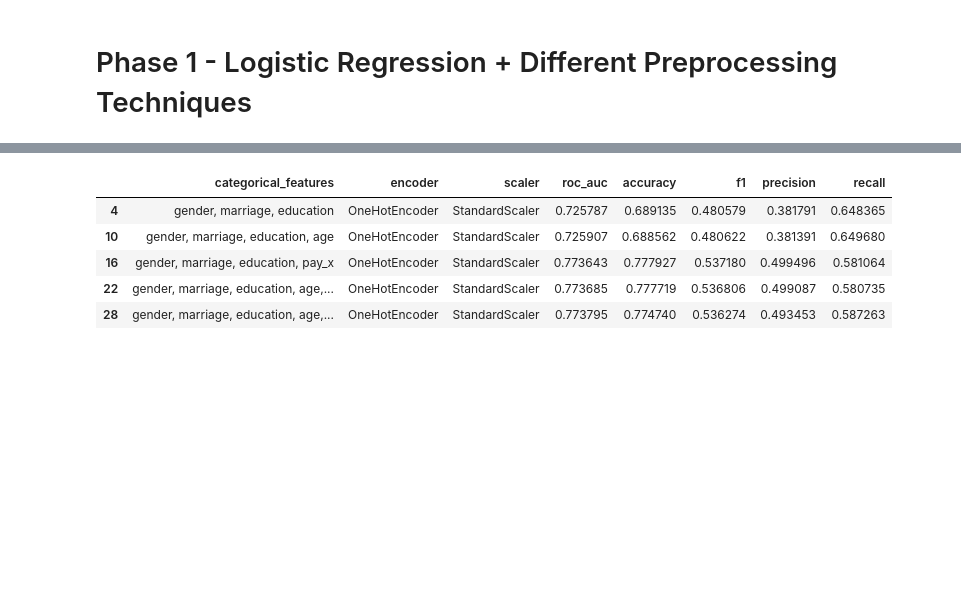
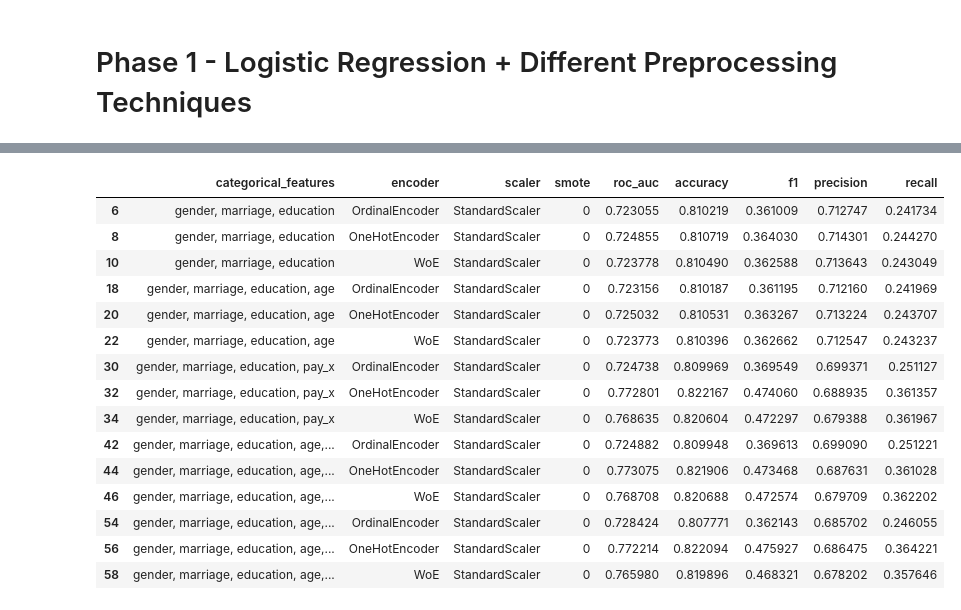
Before and after one commit to niimo753/credit-card-default-prediction-taiwan, a Jupyter notebook: notebooks/phase_1.ipynb, the cells around one changed output, grey strips where cells are left out. Cells and saved outputs as stored; diff of their text form; code cells hidden in the pictures; blank space fills up the shorter version.

Commit message:
update second phase

```diff
--- a/notebooks/phase_1.ipynb
+++ b/notebooks/phase_1.ipynb
@@ -108,7 +108,7 @@ class Preprocessing:
         self.numbins = numeric_into_bins
         self.cate_feas = None
         self.num_feas = None
-        self.balance
+        self.balance = balance
 
     def fit(self, X, y):
         data = X.copy()
@@ -120,7 +120,6 @@ class Preprocessing:
                 if not isinstance(bins, dict):
                     self.numbins[feature] = self.create_bins(data[feature], bins=bins)
                 data[feature] = self.convert_into_bins(data[[feature]], feature, self.numbins[feature])
-            # data = data.drop(self.numeric_into_bins, axis=1)
 
         self.cate_feas = list(data.select_dtypes(include="object").columns)
         self.num_feas = [col for col in data.columns if col not in self.cate_feas]
@@ -133,18 +132,22 @@ class Preprocessing:
                         self.specific_encoders[feature].fit(X=data[feature], y=y)
                     else:
                         self.specific_encoders[feature].fit(data[feature])
+                else:
+                    self.specific_encoders[feature].fit(data[[feature]])
 
         data[self.num_feas] = self.scaler.fit(data[self.num_feas])
 
-        if not isinstance(self.encoder, OneHotEncoder):
-            if isinstance(self.encoder, WoEEncoder):
-                self.encoder.fit(X=data[self.cate_feas], y=y)
-            else:
-                self.encoder.fit(data[self.cate_feas])
+        if isinstance(self.encoder, WoEEncoder):
+            self.encoder.fit(X=data[self.cate_feas], y=y)
+        else:
+            self.encoder.fit(data[self.cate_feas])
 
     def fit_transform(self, X, y):
         self.fit(X, y)
         data = self.transform(X)
+        if self.balance is not None:
+            new_data, new_labels = self.balance.fit_resample(data, y)
+            return new_data, new_labels
         return data
 
     def transform(self, X):
@@ -155,23 +158,26 @@ class Preprocessing:
         if self.numbins is not None:
             for feature in self.numbins.keys():
                 data[feature] = self.convert_into_bins(data[[feature]], feature, self.numbins[feature])
-            # data = data.drop(self.numeric_into_bins, axis=1)
 
         if self.specific_encoders is not None:
             for feature, encoder in self.specific_encoders.items():
                 if isinstance(encoder, OneHotEncoder):
-                    encoded = pd.get_dummies(data[feature], dtype=int)
+                    encoded = self.specific_encoders[feature].transform(data[[feature]])
+                    encoded = pd.DataFrame(encoded, columns=self.specific_encoders[feature].get_feature_names_out(), index=data.index)
+                    data = pd.concat([data, encoded], axis=1)
                     data = data.drop(feature, axis=1)
-                    data = pd.concat([data, encoded], axis=1)
                 else:
                     data[feature] = self.specific_encoders[feature].transform(data[feature])
 
         data[self.num_feas] = self.scaler.transform(data[self.num_feas])
 
         if isinstance(self.encoder, OneHotEncoder):
-            data = pd.get_dummies(data, dtype=int)
+            encoded = self.encoder.transform(data[self.cate_feas])
+            encoded = pd.DataFrame(encoded, columns=self.encoder.get_feature_names_out(), index=data.index)
+            data = pd.concat([data, encoded], axis=1)
+            data = data.drop(self.cate_feas, axis=1)
         else:
-            data[self.cate_feas] = self.encoder.transform(data[self.cate_feas])
+            data[feature] = self.specific_encoders[feature].transform(data[feature])
 
         return data
 
@@ -201,13 +207,16 @@ class Preprocessing:
         return data.iloc[:, -1]
 # %%
 class DefaultPaymentClassifier:
-    def __init__(self, processor, model):
+    def __init__(self, processor, model, balance=None):
         self.processor = processor
         self.model = model
-        self.origin_train, self.origin_label = None, None
+        self.balance = balance
 
     def fit(self, X, y):
         processed_x = self.processor.fit_transform(X, y)
+        if self.balance is not None:
+            processed_x, y = self.balance.fit_resample(processed_x, y)
+            processed_x = pd.DataFrame(processed_x, columns=self.balance.get_feature_names_out())
         self.model.fit(processed_x, y)
 
     def predict(self, X):
@@ -241,7 +250,7 @@ def cross_validation(X, y, estimator, cv=5, random_state=42, methods=['roc_auc',
     scores = {method: [] for method in methods}
     for train_index, test_index in skf.split(X, y):
         x_train, y_train = X.iloc[train_index], y.iloc[train_index]
-        x_test, y_test = X.iloc[train_index], y.iloc[train_index]
+        x_test, y_test = X.iloc[test_index], y.iloc[test_index]
 
         estimator.fit(x_train, y_train)
         y_pred = estimator.predict(x_test)
@@ -337,9 +334,0 @@ phase1_result[phase1_result['scaler'] == "StandardScaler"]
-# %%
-phase1_result.loc[(phase1_result['scaler'] == "StandardScaler") & (phase1_result['encoder'] == "OneHotEncoder")]
-# %% [output]
-|  | categorical_features | encoder | scaler | roc_auc | accuracy | f1 | precision | recall |
-| 4 | gender, marriage, education | OneHotEncoder | StandardScaler | 0.725787 | 0.689135 | 0.480579 | 0.381791 | 0.648365 |
-| 10 | gender, marriage, education, age | OneHotEncoder | StandardScaler | 0.725907 | 0.688562 | 0.480622 | 0.381391 | 0.649680 |
-| 16 | gender, marriage, education, pay_x | OneHotEncoder | StandardScaler | 0.773643 | 0.777927 | 0.537180 | 0.499496 | 0.581064 |
-| 22 | gender, marriage, education, age,... | OneHotEncoder | StandardScaler | 0.773685 | 0.777719 | 0.536806 | 0.499087 | 0.580735 |
-| 28 | gender, marriage, education, age,... | OneHotEncoder | StandardScaler | 0.773795 | 0.774740 | 0.536274 | 0.493453 | 0.587263 |
@@ -346 +337,20 @@ phase1_result.loc[(phase1_result['scaler'] == "StandardScaler") & (phase1_result
+# %%
+output_df.loc[(output_df['smote']==0) & (output_df['scaler']=="StandardScaler")]
+# %% [output]
+|  | categorical_features | encoder | scaler | smote | roc_auc | accuracy | f1 | precision | recall |
+| 6 | gender, marriage, education | OrdinalEncoder | StandardScaler | 0 | 0.723055 | 0.810219 | 0.361009 | 0.712747 | 0.241734 |
+| 8 | gender, marriage, education | OneHotEncoder | StandardScaler | 0 | 0.724855 | 0.810719 | 0.364030 | 0.714301 | 0.244270 |
+| 10 | gender, marriage, education | WoE | StandardScaler | 0 | 0.723778 | 0.810490 | 0.362588 | 0.713643 | 0.243049 |
+| 18 | gender, marriage, education, age | OrdinalEncoder | StandardScaler | 0 | 0.723156 | 0.810187 | 0.361195 | 0.712160 | 0.241969 |
+| 20 | gender, marriage, education, age | OneHotEncoder | StandardScaler | 0 | 0.725032 | 0.810531 | 0.363267 | 0.713224 | 0.243707 |
+| 22 | gender, marriage, education, age | WoE | StandardScaler | 0 | 0.723773 | 0.810396 | 0.362662 | 0.712547 | 0.243237 |
+| 30 | gender, marriage, education, pay_x | OrdinalEncoder | StandardScaler | 0 | 0.724738 | 0.809969 | 0.369549 | 0.699371 | 0.251127 |
+| 32 | gender, marriage, education, pay_x | OneHotEncoder | StandardScaler | 0 | 0.772801 | 0.822167 | 0.474060 | 0.688935 | 0.361357 |
+| 34 | gender, marriage, education, pay_x | WoE | StandardScaler | 0 | 0.768635 | 0.820604 | 0.472297 | 0.679388 | 0.361967 |
+| 42 | gender, marriage, education, age,... | OrdinalEncoder | StandardScaler | 0 | 0.724882 | 0.809948 | 0.369613 | 0.699090 | 0.251221 |
+| 44 | gender, marriage, education, age,... | OneHotEncoder | StandardScaler | 0 | 0.773075 | 0.821906 | 0.473468 | 0.687631 | 0.361028 |
+| 46 | gender, marriage, education, age,... | WoE | StandardScaler | 0 | 0.768708 | 0.820688 | 0.472574 | 0.679709 | 0.362202 |
+| 54 | gender, marriage, education, age,... | OrdinalEncoder | StandardScaler | 0 | 0.728424 | 0.807771 | 0.362143 | 0.685702 | 0.246055 |
+| 56 | gender, marriage, education, age,... | OneHotEncoder | StandardScaler | 0 | 0.772214 | 0.822094 | 0.475927 | 0.686475 | 0.364221 |
+| 58 | gender, marriage, education, age,... | WoE | StandardScaler | 0 | 0.765980 | 0.819896 | 0.468321 | 0.678202 | 0.357646 |
 # %%
```
Also changed, not shown: parts of 19 cells of this notebook, 12 other files.
